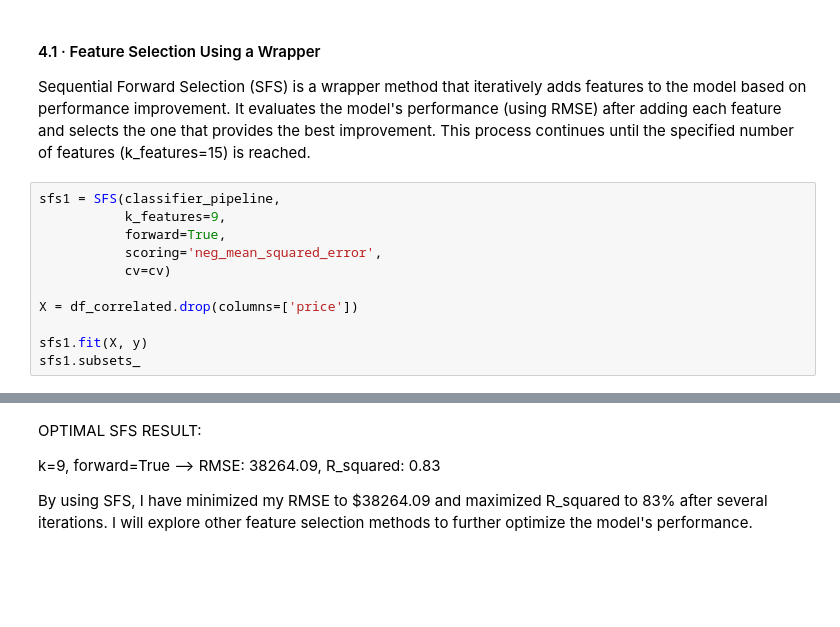
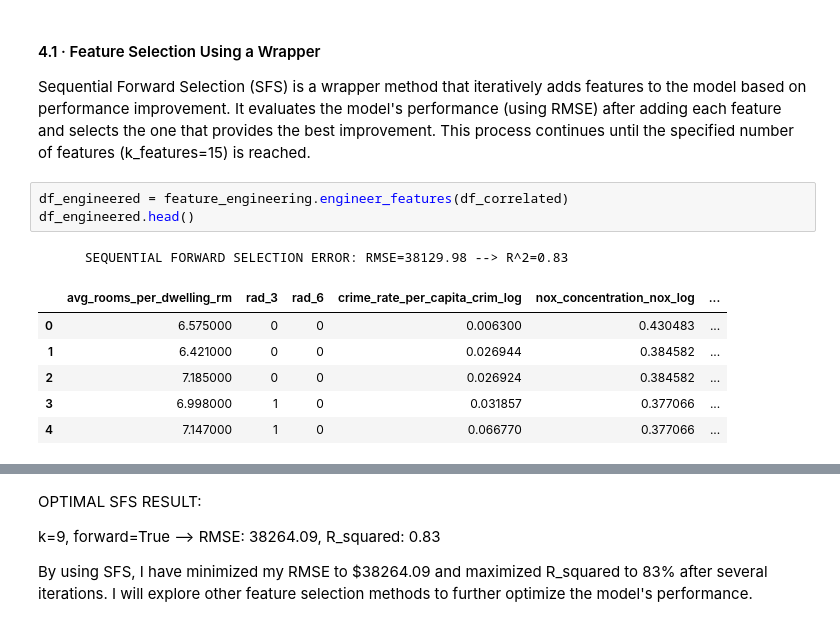
Before and after one commit to PESIII23/real-estate-price-prediction, a Jupyter notebook: src/notebooks/price_prediction_model.ipynb, the cells around one changed output, grey strips where cells are left out. Saved outputs shown, nothing was run; the diff lists cells and outputs as text; blank space fills up the shorter version.

```diff
--- a/src/notebooks/price_prediction_model.ipynb
+++ b/src/notebooks/price_prediction_model.ipynb
@@ -224,13 +221,13 @@ R_squared is 0.65, indicating that the model explains 65% of the variance in the
 
 Sequential Forward Selection (SFS) is a wrapper method that iteratively adds features to the model based on performance improvement. It evaluates the model's performance (using RMSE) after adding each feature and selects the one that provides the best improvement. This process continues until the specified number of features (k_features=15) is reached.
 # %%
-sfs1 = SFS(classifier_pipeline,
-           k_features=9,
-           forward=True,
-           scoring='neg_mean_squared_error',
-           cv=cv)
-
-X = df_correlated.drop(columns=['price'])
-
-sfs1.fit(X, y)
-sfs1.subsets_
+df_engineered = feature_engineering.engineer_features(df_correlated)
+df_engineered.head()
+# %% [output]
+      SEQUENTIAL FORWARD SELECTION ERROR: RMSE=38129.98 --> R^2=0.83
+|  | avg_rooms_per_dwelling_rm | rad_3 | rad_6 | crime_rate_per_capita_crim_log | nox_concentration_nox_log | ... |
+| 0 | 6.575000 | 0 | 0 | 0.006300 | 0.430483 | ... |
+| 1 | 6.421000 | 0 | 0 | 0.026944 | 0.384582 | ... |
+| 2 | 7.185000 | 0 | 0 | 0.026924 | 0.384582 | ... |
+| 3 | 6.998000 | 1 | 0 | 0.031857 | 0.377066 | ... |
+| 4 | 7.147000 | 1 | 0 | 0.066770 | 0.377066 | ... |
```
Also changed, not shown: parts of 11 cells of this notebook, 4 other files.
